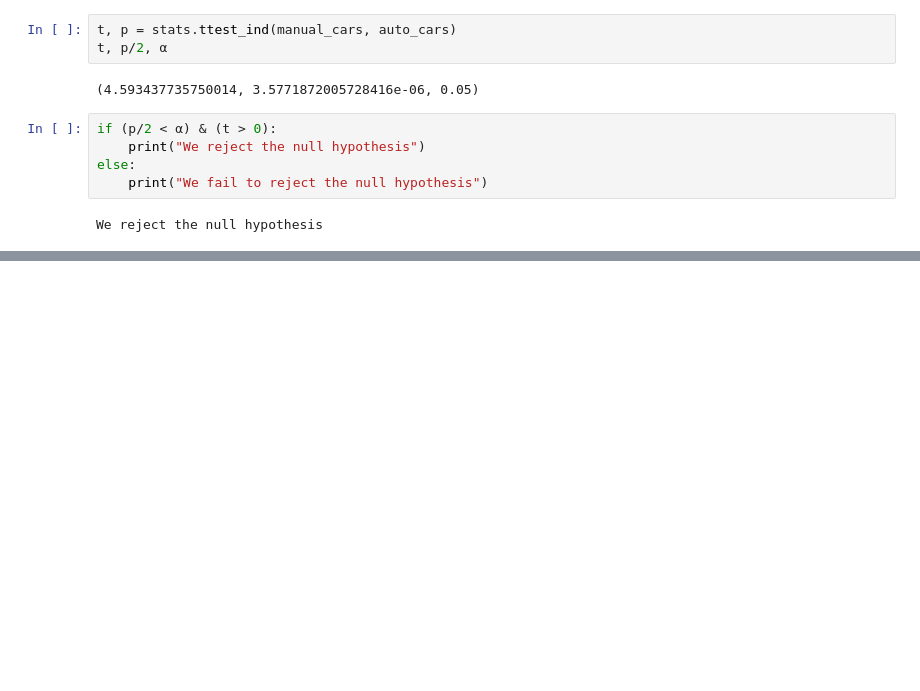
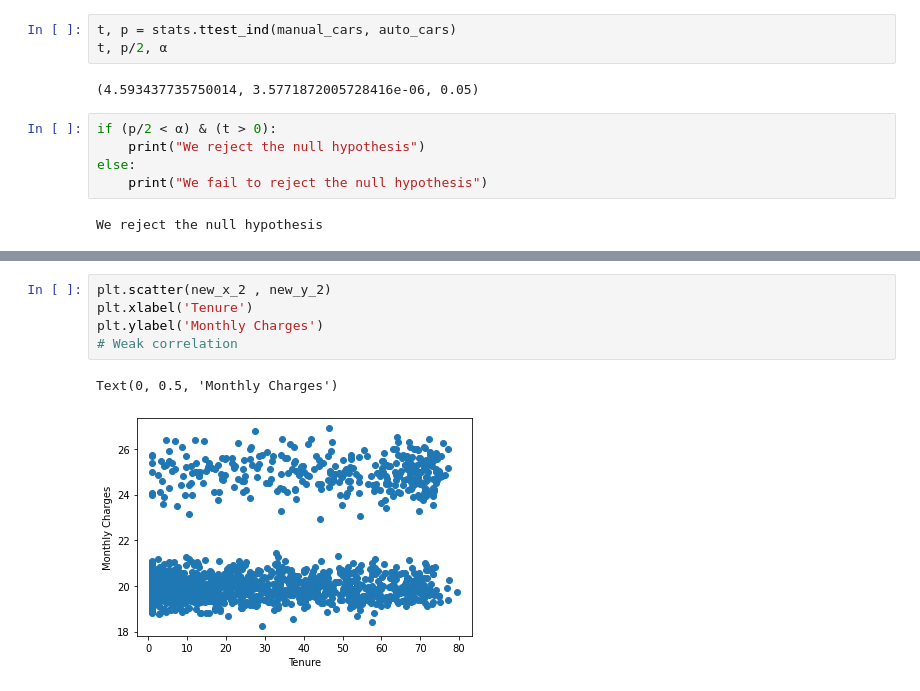
Before and after one commit to Olivert75/statistics-exercises, a Jupyter notebook: hypothesis_testing.ipynb, the cells around one changed output, grey strips where cells are left out. Drawn from its saved outputs; the diff is of its cells as text; blank space fills up the shorter version.

```diff
--- a/hypothesis_testing.ipynb
+++ b/hypothesis_testing.ipynb
@@ -218,0 +363,8 @@ We reject the null hypothesis
+# %%
+plt.scatter(new_x_2 , new_y_2)
+plt.xlabel('Tenure')
+plt.ylabel('Monthly Charges')
+# Weak correlation
+# %% [output]
+Text(0, 0.5, 'Monthly Charges')
+[figure, added]
```
Also changed, not shown: parts of 29 cells of this notebook.
